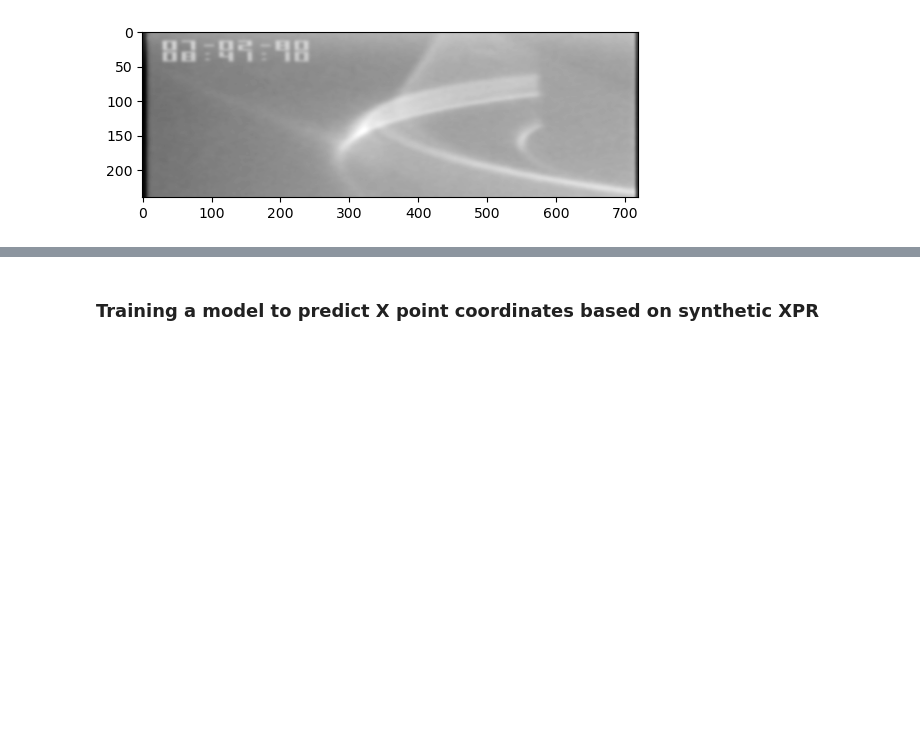
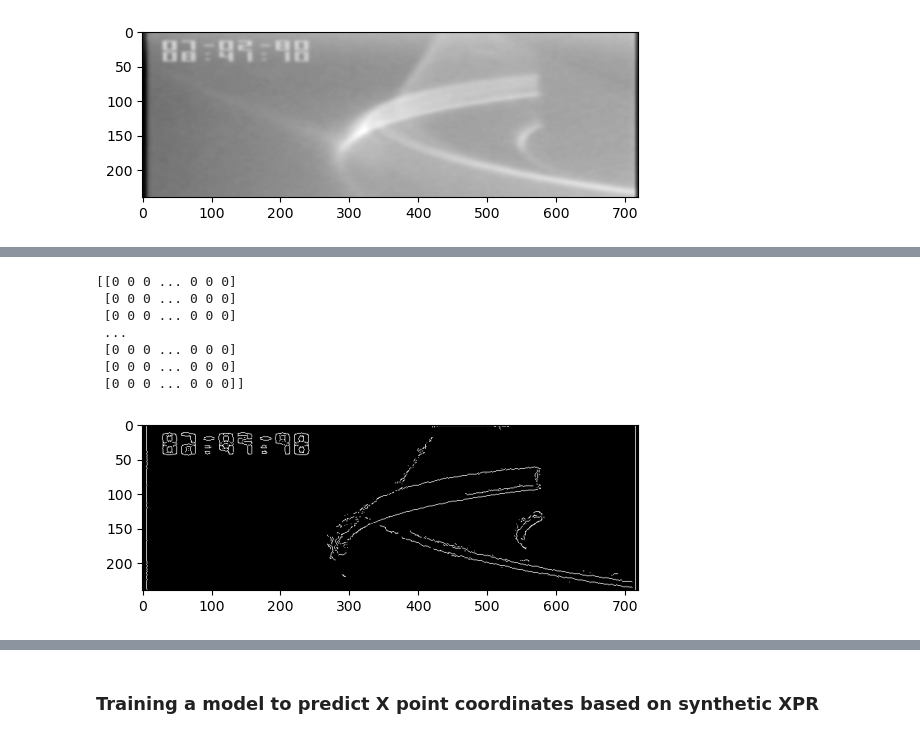
Before and after one commit to PlasmaControl/plasma-tv, a Jupyter notebook: plasma-tv-base-code.ipynb, the cells around one changed output, grey strips where cells are left out. Cells and saved outputs as stored; diff of their text form; code cells hidden in the pictures; blank space fills up the shorter version.

```diff
--- a/plasma-tv-base-code.ipynb
+++ b/plasma-tv-base-code.ipynb
@@ -259,3 +243,17 @@ plt.show()
+# %%
+edge = prob_to_edge(blur_gray,[10,20])
+print(edge)
+plt.imshow(edge, cmap='gray')
+plt.show()
+# %% [output]
+[[0 0 0 ... 0 0 0]
+ [0 0 0 ... 0 0 0]
+ [0 0 0 ... 0 0 0]
+ ...
+ [0 0 0 ... 0 0 0]
+ [0 0 0 ... 0 0 0]
+ [0 0 0 ... 0 0 0]]
+[figure, added]
 # %%
 rho = 1  # This is the distance resolution in pixels of the Hough grid
 theta = np.pi / 180  # angular resolution in radians of the Hough grid
```
Also changed, not shown: parts of 6 cells of this notebook.
